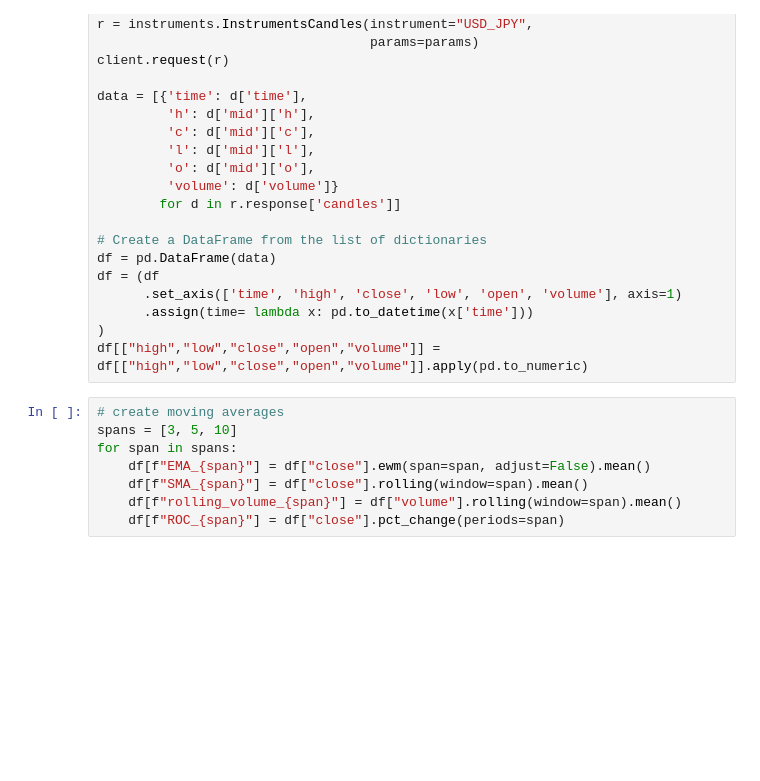
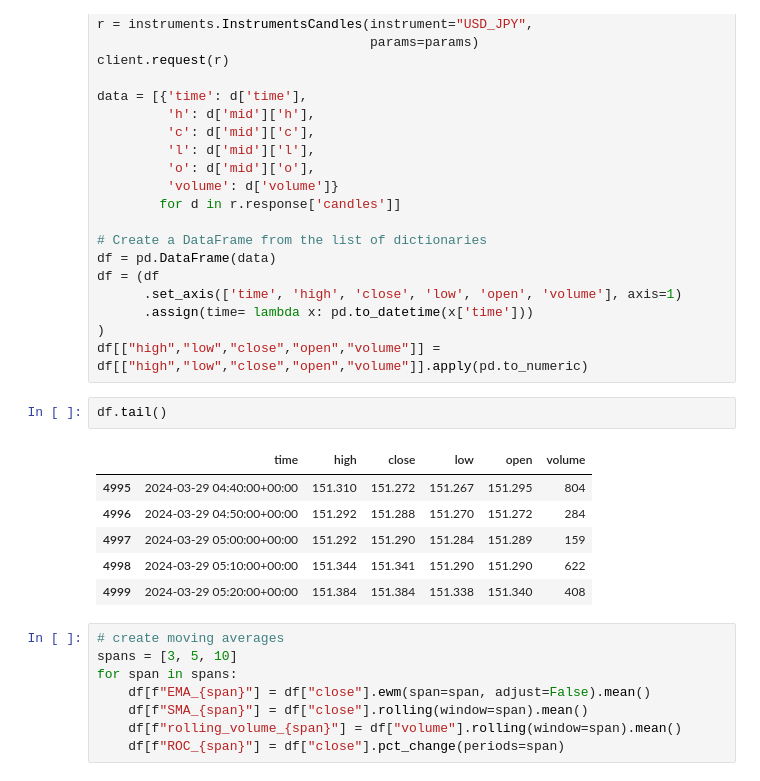
Before and after one commit to whanyu1212/QTraderFX, a Jupyter notebook: notebooks/scratchpad.ipynb, the cells around one changed output. Saved outputs shown, nothing was run; the diff lists cells and outputs as text; blank space fills up the shorter version.

```diff
--- a/notebooks/scratchpad.ipynb
+++ b/notebooks/scratchpad.ipynb
@@ -52,6 +52,15 @@ df = (df
       .assign(time= lambda x: pd.to_datetime(x['time']))
 )
 df[["high","low","close","open","volume"]] = df[["high","low","close","open","volume"]].apply(pd.to_numeric)
+# %%
+df.tail()
+# %% [output]
+|  | time | high | close | low | open | volume |
+| 4995 | 2024-03-29 04:40:00+00:00 | 151.310 | 151.272 | 151.267 | 151.295 | 804 |
+| 4996 | 2024-03-29 04:50:00+00:00 | 151.292 | 151.288 | 151.270 | 151.272 | 284 |
+| 4997 | 2024-03-29 05:00:00+00:00 | 151.292 | 151.290 | 151.284 | 151.289 | 159 |
+| 4998 | 2024-03-29 05:10:00+00:00 | 151.344 | 151.341 | 151.290 | 151.290 | 622 |
+| 4999 | 2024-03-29 05:20:00+00:00 | 151.384 | 151.384 | 151.338 | 151.340 | 408 |
 # %%
 # create moving averages
 spans = [3, 5, 10]
```
Also changed, not shown: parts of 15 cells of this notebook.
